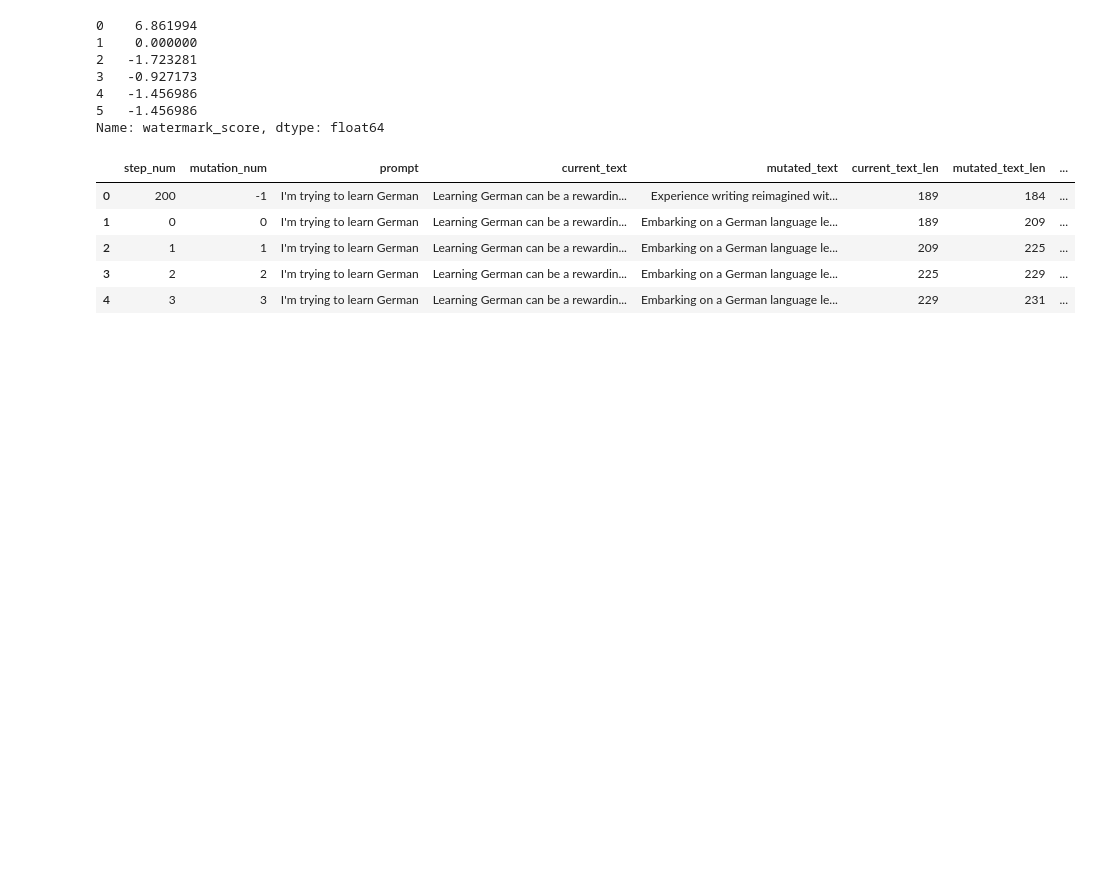
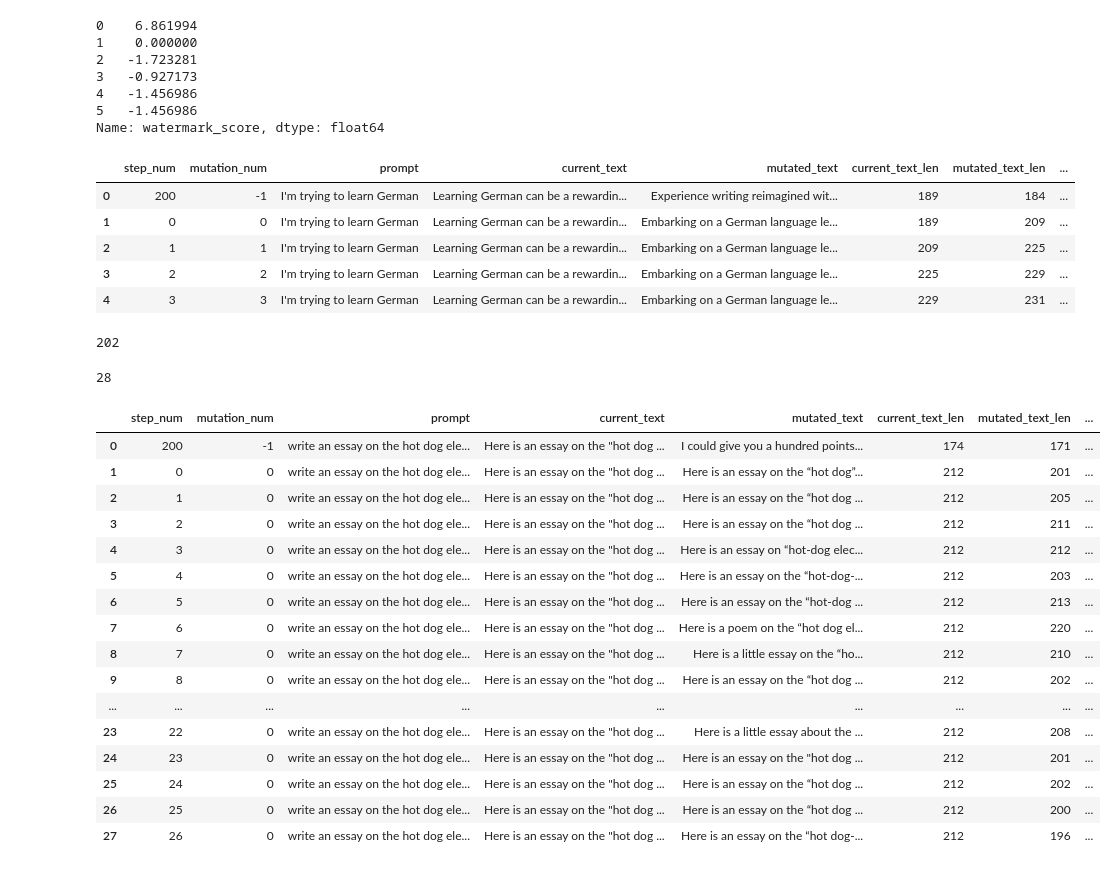
Before and after one commit to borito1907/impossibility-watermark, a Jupyter notebook: temp.ipynb, the cells around one changed output. Cells and saved outputs as stored; diff of their text form; code cells hidden in the pictures; blank space fills up the shorter version.

```diff
--- a/temp.ipynb
+++ b/temp.ipynb
@@ -753,3 +753,33 @@ dfs[4].head(5)
 | 2 | 1 | 1 | I'm trying to learn German | Learning German can be a rewardin... | Embarking on a German language le... | 209 | 225 | ... |
 | 3 | 2 | 2 | I'm trying to learn German | Learning German can be a rewardin... | Embarking on a German language le... | 225 | 229 | ... |
 | 4 | 3 | 3 | I'm trying to learn German | Learning German can be a rewardin... | Embarking on a German language le... | 229 | 231 | ... |
+# %%
+df = pd.read_csv('/data2/borito1907/impossibility-watermark/attack_traces/DiffOracle_SemStampWatermarker_DocumentMutator_n-steps=200_attack_results_annotated.csv')
+dfs = breakup_attacks(df)
+len(dfs[0])
+# %% [output]
+202
+# %%
+len(dfs[1])
+# %% [output]
+28
+# %%
+dfs[1]
+# %% [output]
+|  | step_num | mutation_num | prompt | current_text | mutated_text | current_text_len | mutated_text_len | ... |
+| 0 | 200 | -1 | write an essay on the hot dog ele... | Here is an essay on the "hot dog ... | I could give you a hundred points... | 174 | 171 | ... |
+| 1 | 0 | 0 | write an essay on the hot dog ele... | Here is an essay on the "hot dog ... | Here is an essay on the “hot dog”... | 212 | 201 | ... |
+| 2 | 1 | 0 | write an essay on the hot dog ele... | Here is an essay on the "hot dog ... | Here is an essay on the “hot dog ... | 212 | 205 | ... |
+| 3 | 2 | 0 | write an essay on the hot dog ele... | Here is an essay on the "hot dog ... | Here is an essay on the “hot dog ... | 212 | 211 | ... |
+| 4 | 3 | 0 | write an essay on the hot dog ele... | Here is an essay on the "hot dog ... | Here is an essay on “hot-dog elec... | 212 | 212 | ... |
+| 5 | 4 | 0 | write an essay on the hot dog ele... | Here is an essay on the "hot dog ... | Here is an essay on the “hot-dog-... | 212 | 203 | ... |
+| 6 | 5 | 0 | write an essay on the hot dog ele... | Here is an essay on the "hot dog ... | Here is an essay on the “hot-dog ... | 212 | 213 | ... |
+| 7 | 6 | 0 | write an essay on the hot dog ele... | Here is an essay on the "hot dog ... | Here is a poem on the “hot dog el... | 212 | 220 | ... |
+| 8 | 7 | 0 | write an essay on the hot dog ele... | Here is an essay on the "hot dog ... | Here is a little essay on the “ho... | 212 | 210 | ... |
+| 9 | 8 | 0 | write an essay on the hot dog ele... | Here is an essay on the "hot dog ... | Here is an essay on the “hot dog ... | 212 | 202 | ... |
+| ... | ... | ... | ... | ... | ... | ... | ... | ... |
+| 23 | 22 | 0 | write an essay on the hot dog ele... | Here is an essay on the "hot dog ... | Here is a little essay about the ... | 212 | 208 | ... |
+| 24 | 23 | 0 | write an essay on the hot dog ele... | Here is an essay on the "hot dog ... | Here is an essay on the "hot dog ... | 212 | 201 | ... |
+| 25 | 24 | 0 | write an essay on the hot dog ele... | Here is an essay on the "hot dog ... | Here is an essay on the “hot dog ... | 212 | 202 | ... |
+| 26 | 25 | 0 | write an essay on the hot dog ele... | Here is an essay on the "hot dog ... | Here is an essay on the “hot dog ... | 212 | 200 | ... |
+| 27 | 26 | 0 | write an essay on the hot dog ele... | Here is an essay on the "hot dog ... | Here is an essay on the “hot dog-... | 212 | 196 | ... |
```
Also changed, not shown: 25 other files.
